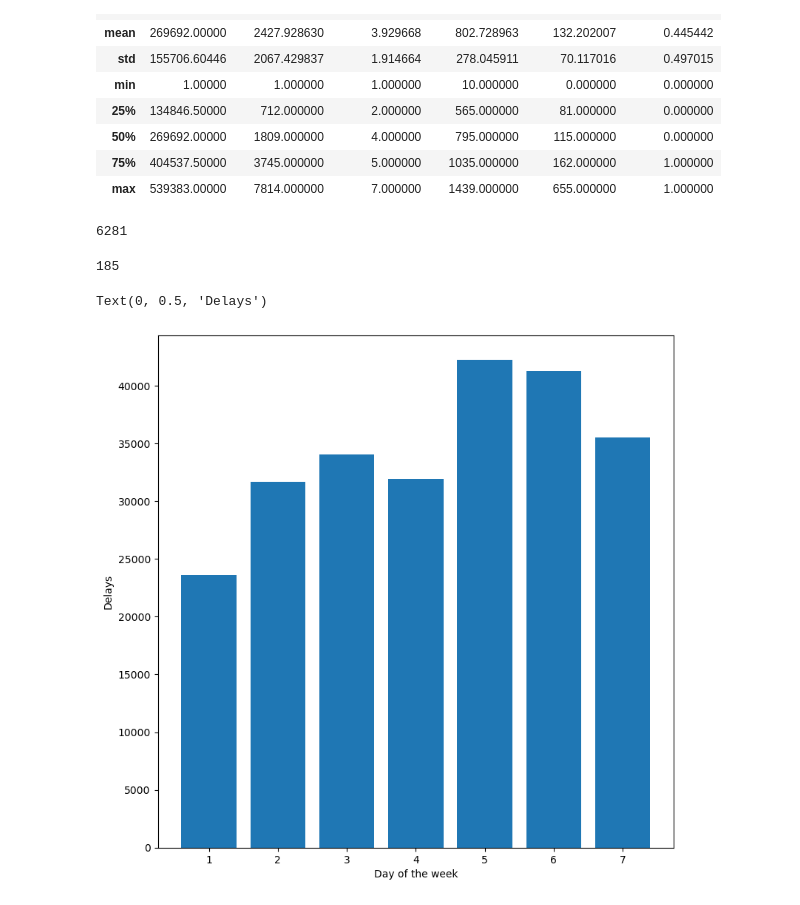
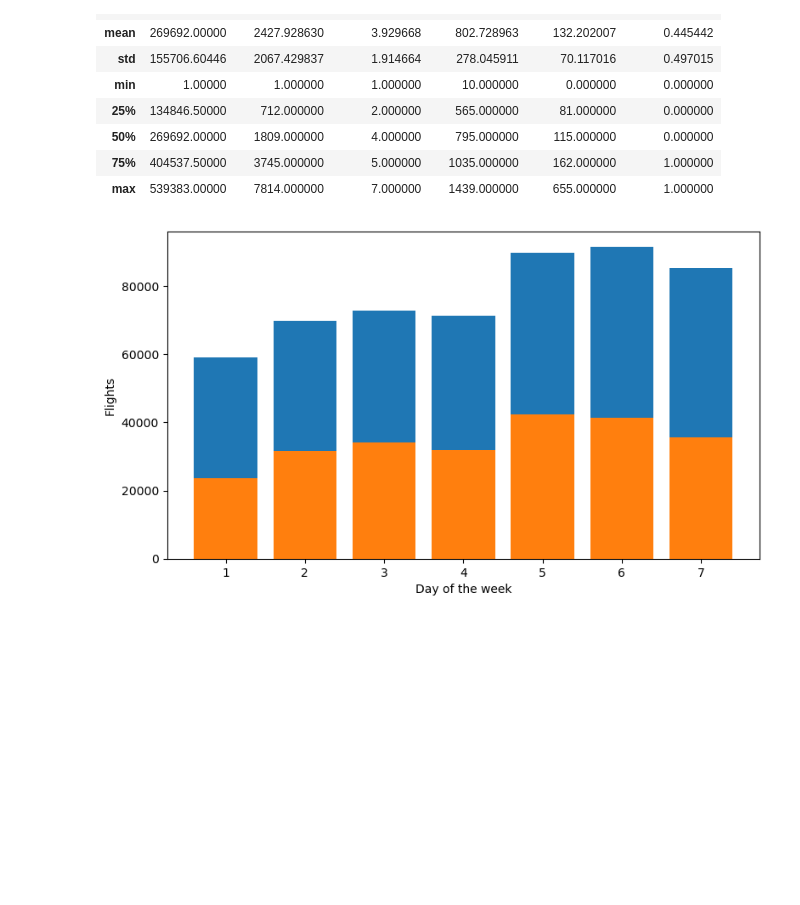
Before and after one commit to ltcolscotty/AirlinesProject, a Jupyter notebook: AirlineAnalysis.ipynb, the cells around one changed output. Cells and saved outputs as stored; diff of their text form; code cells hidden in the pictures; blank space fills up the shorter version.

Commit message:
Progress starting to implement Axes and new charts

```diff
--- a/AirlineAnalysis.ipynb
+++ b/AirlineAnalysis.ipynb
@@ -27,24 +31,18 @@ def get_delay_count_by_port(start_port, end_port=None):
 
 def get_delay_count_by_day(day_of_week):
     return len(airlines_df[(airlines_df['DayOfWeek'] == day_of_week)&(airlines_df['Delay'] == 1)])
-# %%
-get_delay_count_by_port("SFO")
-# %% [output]
-6281
-# %%
-get_delay_count_by_port("SFO", "IAH")
-# %% [output]
-185
 # %%
 day_df = airlines_df.groupby(['DayOfWeek'])
 # %%
 x_val = airlines_df['DayOfWeek'].unique()
-y_val = day_df['Delay'].sum()
+y_valB = day_df['Delay'].sum()
+y_valA = day_df['Delay'].count()
 
-plt.figure(figsize=(9,9))
-bar1 = plt.bar(x_val, y_val)
+plt.figure(figsize=(9,5))
+plt.bar(x_val, y_valA)
+plt.bar(x_val, y_valB)
 plt.xlabel('Day of the week')
-plt.ylabel('Delays')
+plt.ylabel('Flights')
+plt.show()
 # %% [output]
-Text(0, 0.5, 'Delays')
-[figure, old version]
+[figure, new version]
```
Also changed, not shown: parts of 7 cells of this notebook, 1 other file.
